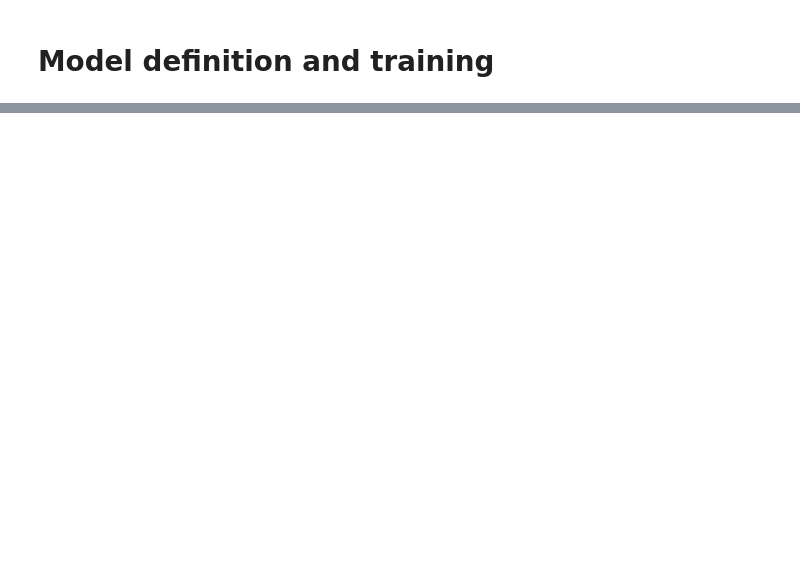
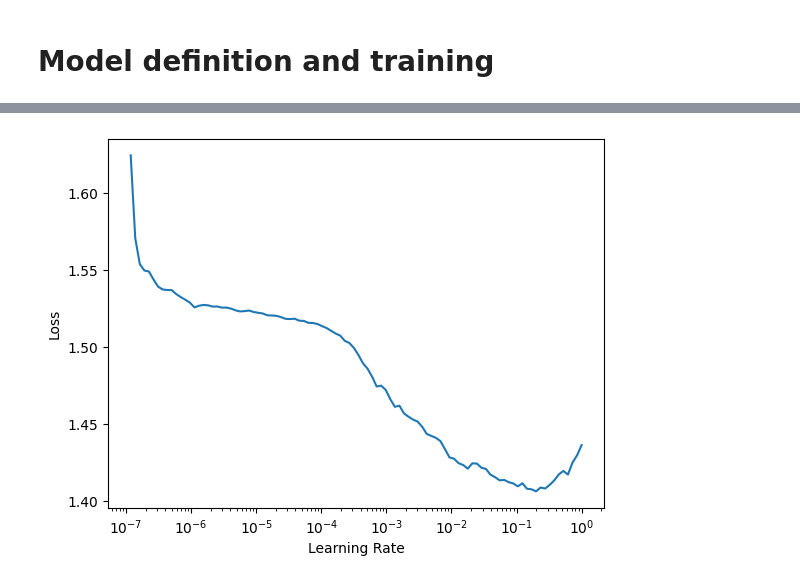
Before and after one commit to julian-kraus/Bachelorthesis, a Jupyter notebook: Thesis/LSTM/implementation_learning_rate_scheduler.ipynb, the cells around one changed output, grey strips where cells are left out. Saved outputs shown, nothing was run; the diff lists cells and outputs as text; code cells hidden in the pictures; blank space fills up the shorter version.

```diff
--- a/Thesis/LSTM/implementation_learning_rate_scheduler.ipynb
+++ b/Thesis/LSTM/implementation_learning_rate_scheduler.ipynb
@@ -106,0 +127,35 @@ model.compile(optimizer=optimizer, loss=loss, metrics=metrics)
+# %%
+from keras import backend as K
+class LearningRateRangeTest(tf.keras.callbacks.Callback):
+    def __init__(self, start_lr=1e-2, end_lr=1e-1, num_iter=100):  # Adjusted range
+        super().__init__()
+        self.start_lr = start_lr
+        self.end_lr = end_lr
+        self.num_iter = num_iter
+        self.iteration = 0
+        self.history = []
+        self.lr_mult = (end_lr / start_lr) ** (1 / num_iter)
+
+    def on_batch_end(self, batch, logs=None):
+        self.iteration += 1
+        lr = self.start_lr * (self.lr_mult ** self.iteration)
+        optimizer.learning_rate.assign(lr)
+        self.history.append((lr, logs['loss']))
+
+        if self.iteration >= self.num_iter:
+            self.model.stop_training = True
+
+# Run the learning rate range test
+lr_test = LearningRateRangeTest(start_lr=1e-7, end_lr=1, num_iter=100)
+model.fit(train_padded, train_labels, epochs=1, batch_size=32, callbacks=[lr_test])
+
+# Plot the learning rate range test results
+import matplotlib.pyplot as plt
+
+lrs, losses = zip(*lr_test.history)
+plt.plot(lrs, losses)
+plt.xscale('log')
+plt.xlabel('Learning Rate')
+plt.ylabel('Loss')
+plt.show()
+# %% [output]
@@ -106,0 +164 @@ model.compile(optimizer=optimizer, loss=loss, metrics=metrics)
+[figure, added]
```
Also changed, not shown: parts of 12 cells of this notebook, 41 other files.
